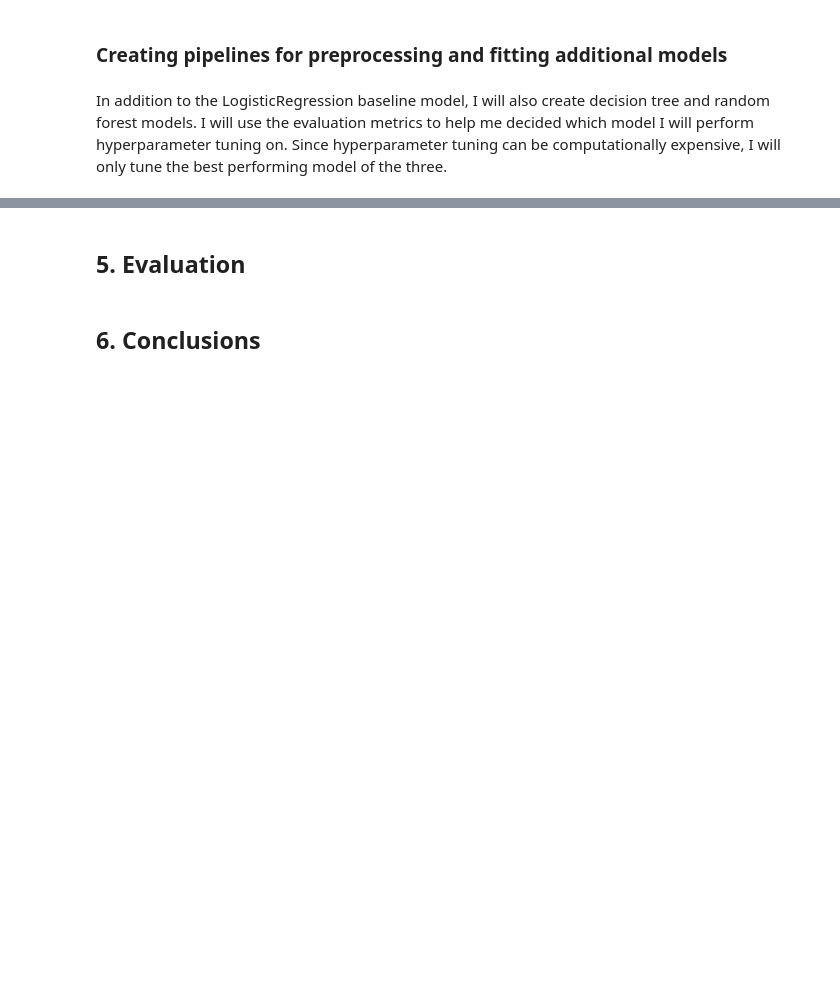
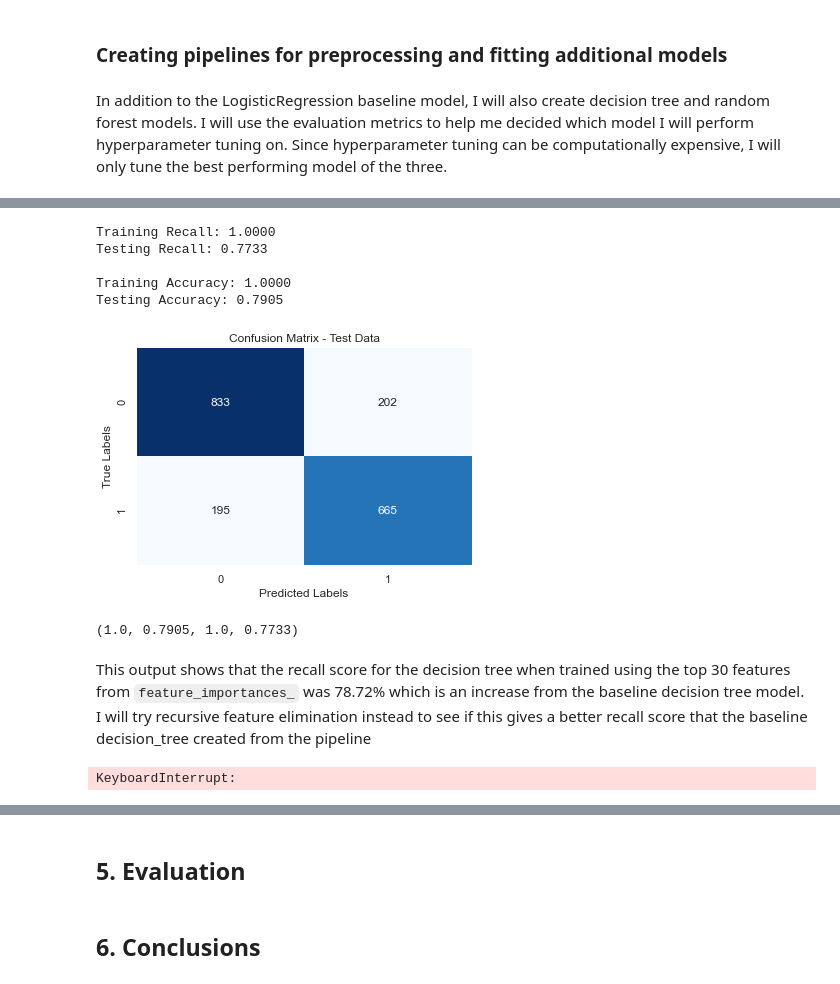
Before and after one commit to ckucewicz/Water_well_classification, a Jupyter notebook: Notebook.ipynb, the cells around one changed output, grey strips where cells are left out. Cells and saved outputs as stored; diff of their text form; code cells hidden in the pictures; blank space fills up the shorter version.

Commit message:
Updated Modeling

```diff
--- a/Notebook.ipynb
+++ b/Notebook.ipynb
@@ -1445,6 +1460,6 @@ rf_pipeline = Pipeline(steps = [
 ])
 # %%
-pipelines = [logreg_pipeline, dt_pipeline, rf_pipeline]
+pipelines = [dt_pipeline, rf_pipeline]
 
 for pipe in pipelines:
     pipe.fit(X_train, y_train.to_numpy().ravel())
@@ -1494,0 +1505,29 @@ rf_pipeline = Pipeline(steps = [
+# %%
+# Step 1: Transform X_train and X_test using the pipeline's preprocessor
+X_train_transformed = dt_pipeline.named_steps['preprocessor'].transform(X_train)
+X_val_transformed = dt_pipeline.named_steps['preprocessor'].transform(X_val)
+
+# Step 2: Convert transformed data to DataFrame and set the appropriate column names
+X_train_df = pd.DataFrame(X_train_transformed, columns=dt_feature_names)
+X_val_df = pd.DataFrame(X_val_transformed, columns=dt_feature_names)
+
+# Step 3: Select only the top 30 features
+X_train_top30 = X_train_df[dt_sorted_feature_names]
+X_val_top30 = X_val_df[dt_sorted_feature_names]
+
+# Step 4: Train a new decision tree model using the selected features
+dt_top30 = DecisionTreeClassifier(criterion = 'entropy', random_state = 42)
+dt_top30.fit(X_train_top30, y_train)
+
+# Evaluate the new decision tree model on the top 30 features
+evaluate_model(dt_top30, X_train_top30, y_train, X_val_top30, y_val)
+# %% [output]
+Training Recall: 1.0000
+Testing Recall: 0.7733
+
+Training Accuracy: 1.0000
+Testing Accuracy: 0.7905
+[figure, added]
+(1.0, 0.7905, 1.0, 0.7733)
+# %% [markdown]
+This output shows that the recall score for the decision tree when trained using the top 30 features from `feature_importances_` was 78.72% which is an increase from the baseline decision tree model. I will try recursive feature elimination instead to see if this gives a better recall score that the baseline decision_tree created from the pipeline
@@ -1494,0 +1537,46 @@ rf_pipeline = Pipeline(steps = [
+# %%
+# Initialize variables to store best results
+best_n_features = 0
+best_recall = 0
+best_model = None
+
+# Lists to store the recall scores and the number of features for each iteration
+n_features_list = []
+recall_scores = []
+
+# Loop through different numbers of features (counting by 2s and going up to 30 features)
+for n_features in range(2, 21, 2):  # Starts from 2, goes up to 20, and increments by 2
+    # Create RFE and apply to the pipeline
+    rfe = RFE(estimator= dt_classifier, n_features_to_select=n_features)
+
+    pipeline = Pipeline(steps=[
+        ('preprocessor', preprocessor),
+        ('feature_selector', rfe),
+        ('classifier', dt_classifier)
+    ])
+
+    # Fit the pipeline
+    pipeline.fit(X_train, y_train)
+
+    # Predict and evaluate recall on the training and test set
+    y_train_pred = pipeline.predict(X_train)
+    y_val_pred = pipeline.predict(X_val)
+
+    # Calculate recall on test data
+    test_recall = recall_score(y_val, y_val_pred, average='binary')
+
+    # Store the number of features and the corresponding recall score
+    n_features_list.append(n_features)
+    recall_scores.append(test_recall)
+
+    # If this model performs better, update the best results
+    if test_recall > best_recall:
+        best_recall = test_recall
+        best_n_features = n_features
+        best_model = pipeline
+
+# Output the best number of features and the best recall
+print(f"Optimal number of features: {best_n_features}")
+print(f"Best recall score: {best_recall:.4f}")
+# %% [output]
+KeyboardInterrupt:
```
Also changed, not shown: parts of 40 cells of this notebook.
